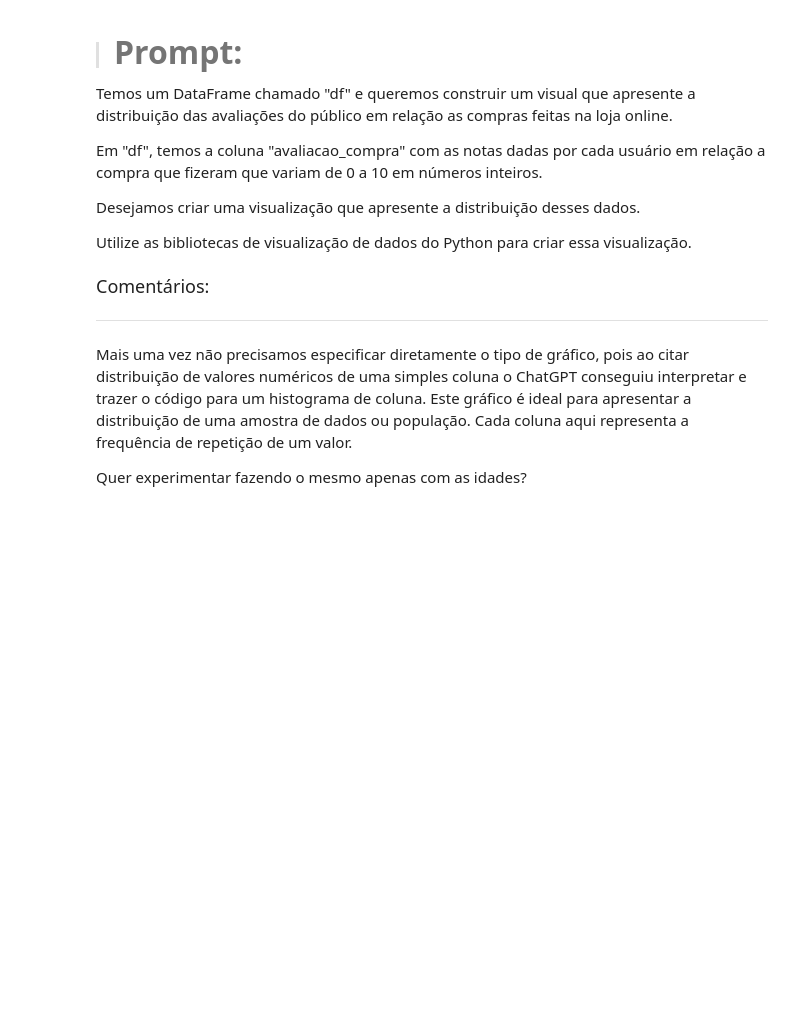
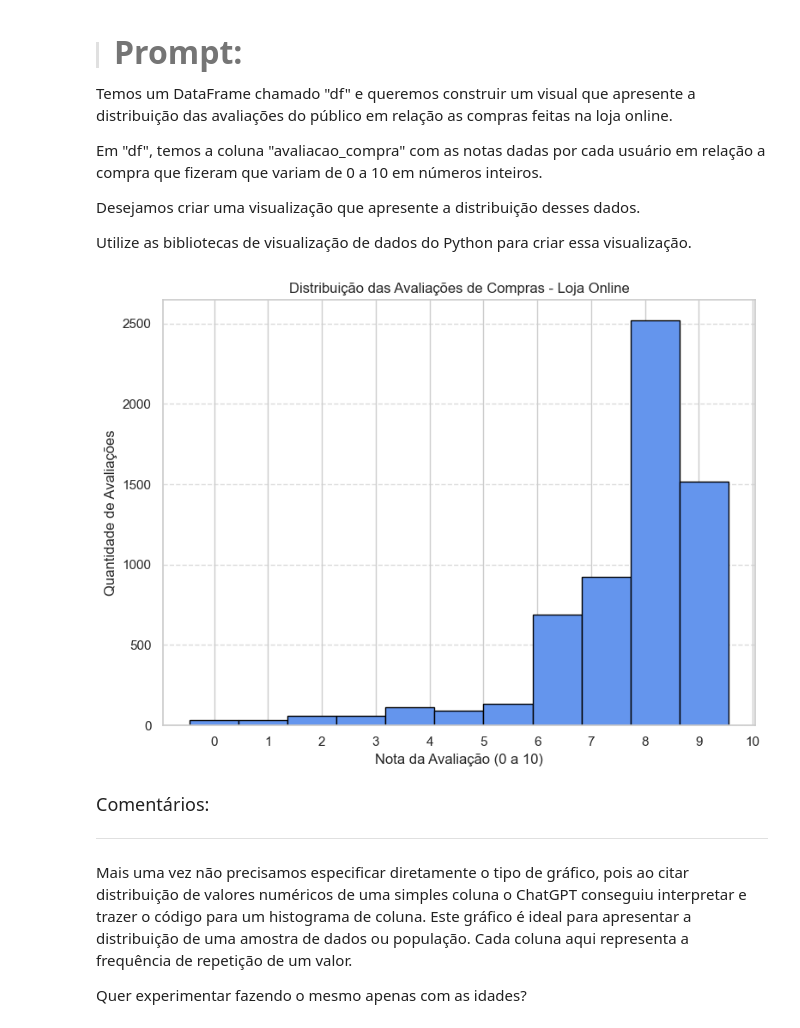
Before and after one commit to TheGabrielVieira/ia-datascience-dataviz, a Jupyter notebook: notebooks/Projeto_IA_aplicada_a_Data_Science.ipynb, the cells around one changed output. Cells and saved outputs as stored; diff of their text form; code cells hidden in the pictures; blank space fills up the shorter version.

```diff
--- a/notebooks/Projeto_IA_aplicada_a_Data_Science.ipynb
+++ b/notebooks/Projeto_IA_aplicada_a_Data_Science.ipynb
@@ -690,6 +743,21 @@ Em "df", temos a coluna "avaliacao_compra" com as notas dadas por cada usuário
 Desejamos criar uma visualização que apresente a distribuição desses dados.
 
 Utilize as bibliotecas de visualização de dados do Python para criar essa visualização.
+# %%
+# 1. Criar o histograma
+plt.figure(figsize=(8, 6))
+plt.hist(df['avaliacao_compra'], bins=11, range=(0, 10), edgecolor='black', color='cornflowerblue', align='left')
+
+# 2. Ajustes visuais
+plt.title('Distribuição das Avaliações de Compras - Loja Online')
+plt.xlabel('Nota da Avaliação (0 a 10)')
+plt.ylabel('Quantidade de Avaliações')
+plt.xticks(range(0, 11))
+plt.grid(axis='y', linestyle='--', alpha=0.7)
+plt.tight_layout()
+plt.show()
+# %% [output]
+[figure, added]
 # %% [markdown]
 <font color="7b71ff" size=4> Comentários: </font>
 
```
Also changed, not shown: parts of 12 cells of this notebook.
